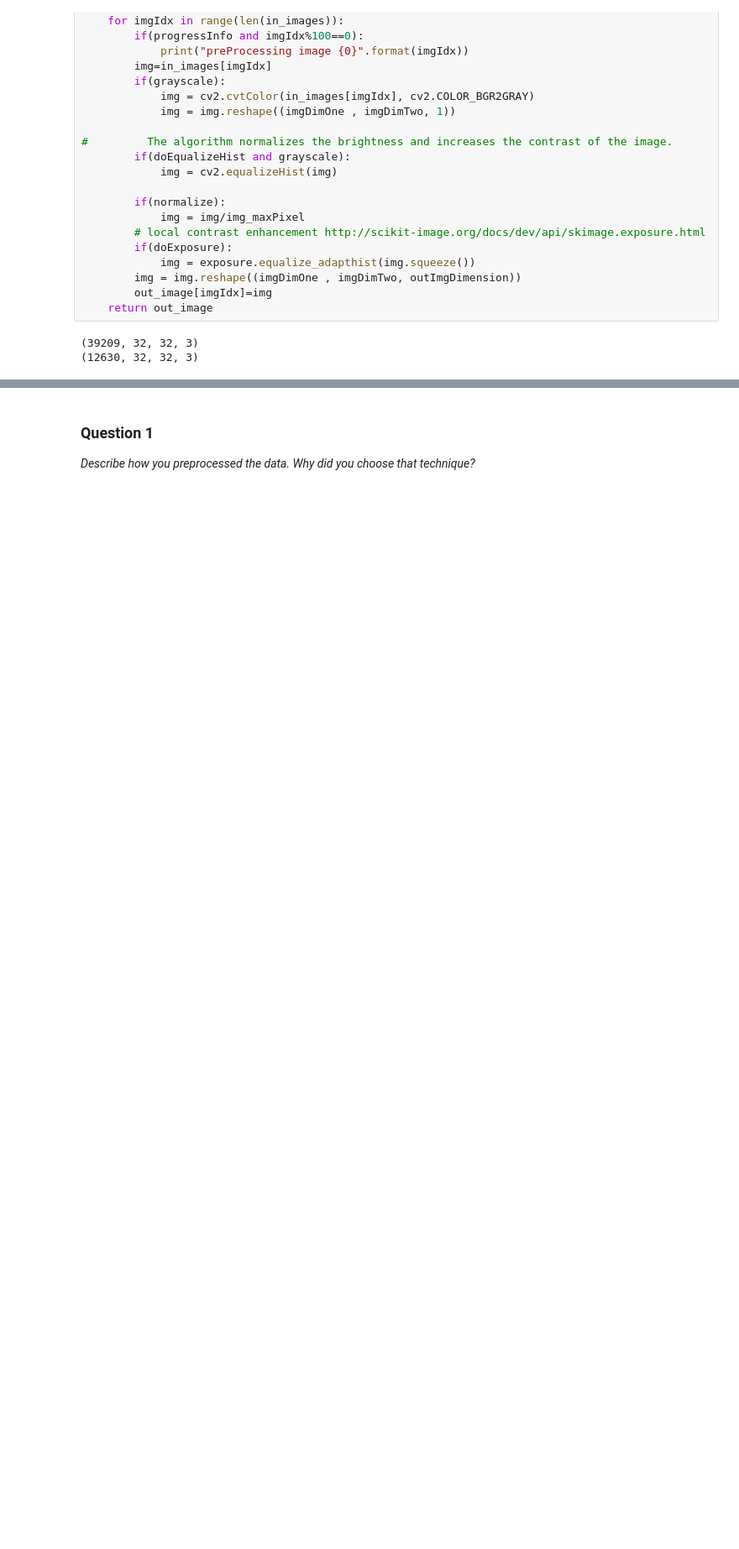
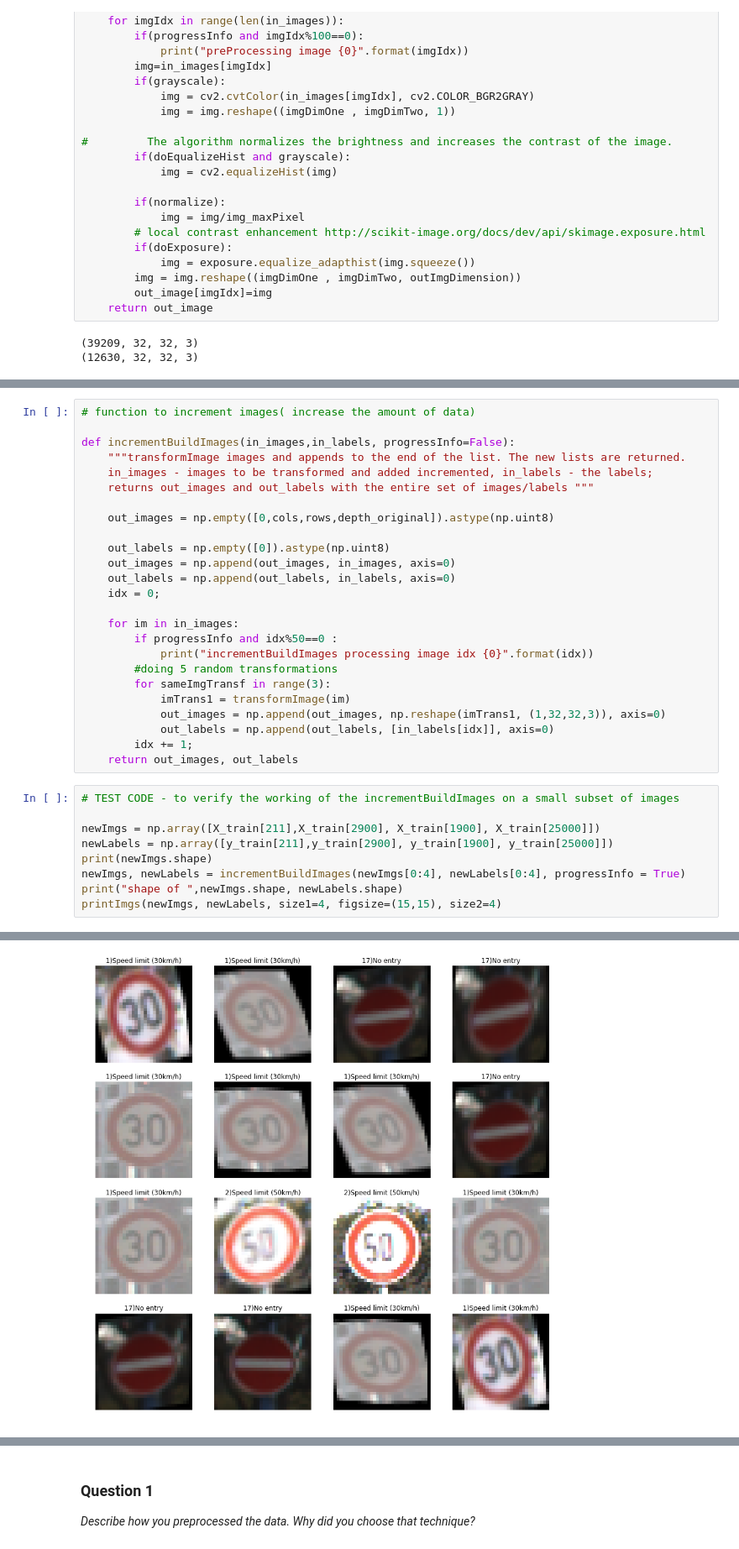
Before and after one commit to eugen8/CarND-Traffic-Sign-Classifier-Project, a Jupyter notebook: Traffic_Sign_Classifier.ipynb, the cells around one changed output, grey strips where cells are left out. Shown at 84% size. Drawn from its saved outputs; the diff is of its cells as text; blank space fills up the shorter version.

```diff
--- a/Traffic_Sign_Classifier.ipynb
+++ b/Traffic_Sign_Classifier.ipynb
@@ -272,0 +302,35 @@ plt.show()
+# %%
+# function to increment images( increase the amount of data)
+
+def incrementBuildImages(in_images,in_labels, progressInfo=False):
+    """transformImage images and appends to the end of the list. The new lists are returned.
+    in_images - images to be transformed and added incremented, in_labels - the labels;
+    returns out_images and out_labels with the entire set of images/labels """
+
+    out_images = np.empty([0,cols,rows,depth_original]).astype(np.uint8)
+
+    out_labels = np.empty([0]).astype(np.uint8)
+    out_images = np.append(out_images, in_images, axis=0)
+    out_labels = np.append(out_labels, in_labels, axis=0)
+    idx = 0;
+
+    for im in in_images:
+        if progressInfo and idx%50==0 :
+            print("incrementBuildImages processing image idx {0}".format(idx))
+        #doing 5 random transformations
+        for sameImgTransf in range(3):
+            imTrans1 = transformImage(im)
+            out_images = np.append(out_images, np.reshape(imTrans1, (1,32,32,3)), axis=0)
+            out_labels = np.append(out_labels, [in_labels[idx]], axis=0)
+        idx += 1;
+    return out_images, out_labels
+# %%
+# TEST CODE - to verify the working of the incrementBuildImages on a small subset of images
+
+newImgs = np.array([X_train[211],X_train[2900], X_train[1900], X_train[25000]])
+newLabels = np.array([y_train[211],y_train[2900], y_train[1900], y_train[25000]])
+print(newImgs.shape)
+newImgs, newLabels = incrementBuildImages(newImgs[0:4], newLabels[0:4], progressInfo = True)
+print("shape of ",newImgs.shape, newLabels.shape)
+printImgs(newImgs, newLabels, size1=4, figsize=(15,15), size2=4)
+# %% [output]
@@ -273 +340,2 @@ plt.show()
+[figure, added]
 # %%
```
Also changed, not shown: parts of 15 cells of this notebook, 3 other files.
